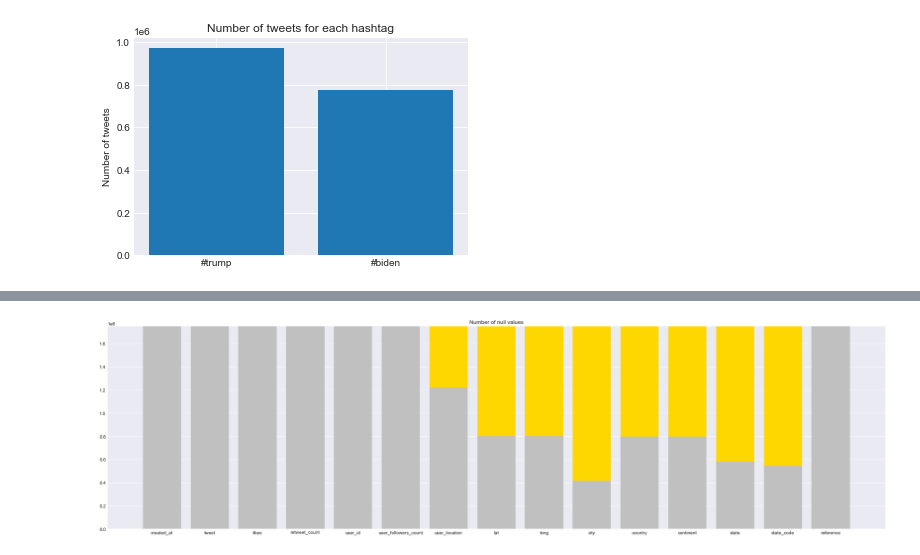
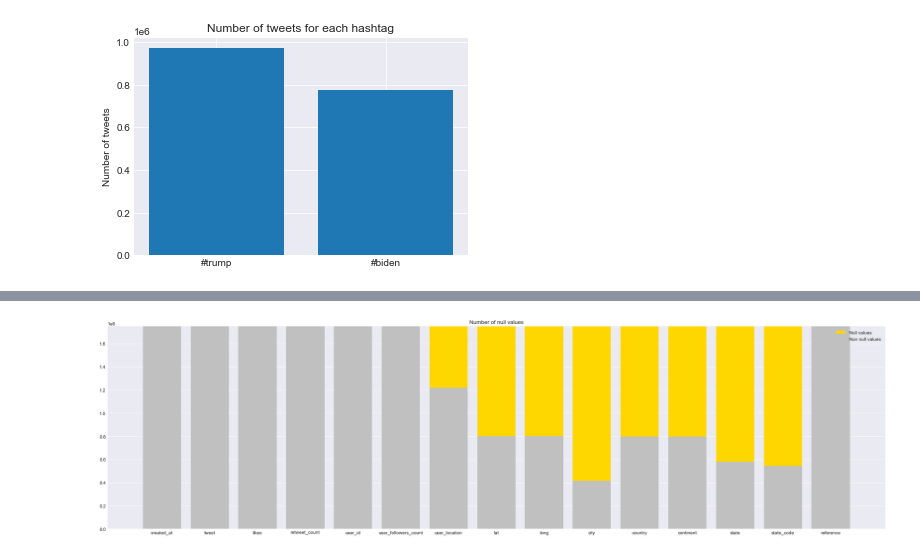
Before and after one commit to Guillaume-Vacelet/bigdata_group_1, a Jupyter notebook: sentiment_analysis.ipynb, the cells around one changed output, grey strips where cells are left out. Cells and saved outputs as stored; diff of their text form; code cells hidden in the pictures.

```diff
--- a/sentiment_analysis.ipynb
+++ b/sentiment_analysis.ipynb
@@ -94,19 +94,20 @@ plt.show()
 # %%
 x = ['created_at', 'tweet', 'likes', 'retweet_count', 'user_id', 'user_followers_count', 'user_location', 'lat', 'long', 'city', 'country', 'continent', 'state', 'state_code', 'reference']
 
 nb_tweets = len(dataset)
 non_null_values = dataset.count().tolist()
 null_values = [nb_tweets - value for value in non_null_values]
 
 x_pos = [i for i, _ in enumerate(x)]
 
 plt.figure(figsize=(30,8))
 plt.bar(x_pos, null_values, width=0.8, label='Null values', color='gold', bottom=non_null_values)
 plt.bar(x_pos, non_null_values, width=0.8, label='Non null values', color='silver')
 
 plt.xticks(x_pos, x)
 plt.title("Number of null values")
+plt.legend()
 
 plt.show()
 # %% [output]
-[figure, old version]
+[figure, new version]
```
Also changed, not shown: parts of 7 cells of this notebook.
